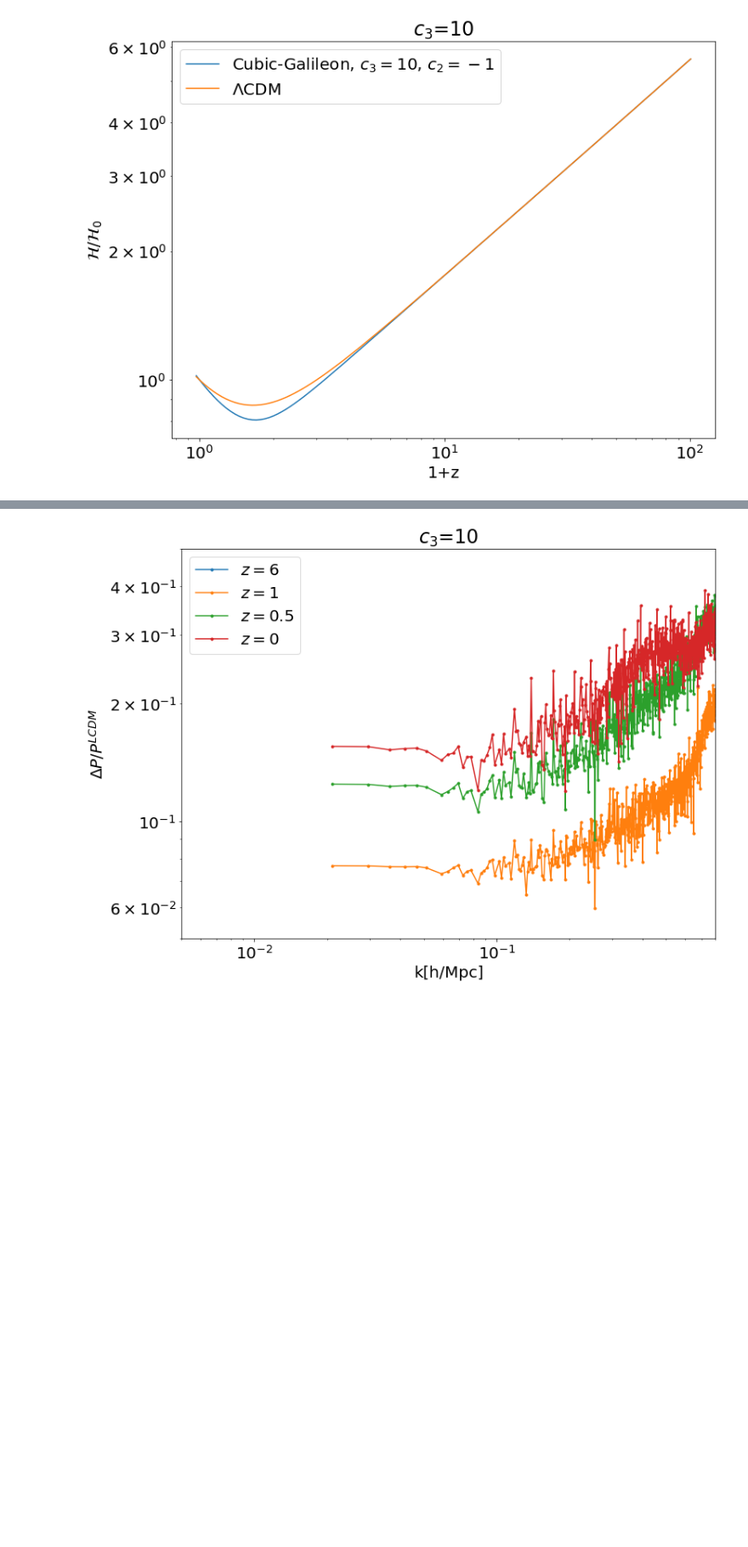
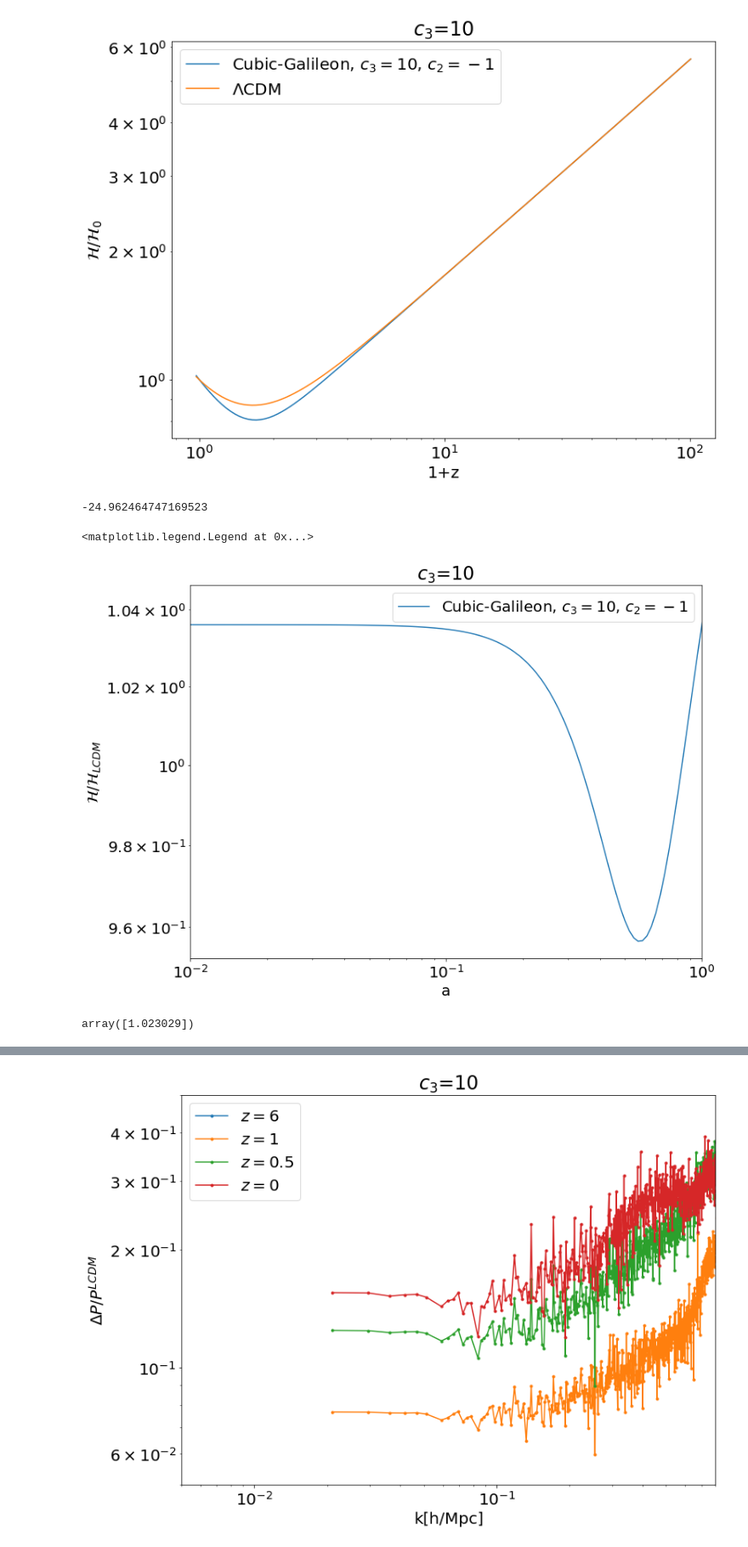
Before and after one commit to FarbodHassani/MG-evolution, a Jupyter notebook: notebooks/Cubic_Galilean.ipynb, the cells around one changed output, grey strips where cells are left out. Shown at 85% size. Saved outputs shown, nothing was run; the diff lists cells and outputs as text; code cells hidden in the pictures; blank space fills up the shorter version.

```diff
--- a/notebooks/Cubic_Galilean.ipynb
+++ b/notebooks/Cubic_Galilean.ipynb
@@ -44,3 +48,29 @@ plt.legend()
 # %% [output]
 <matplotlib.legend.Legend at 0x...>
 [figure]
+# %%
+-5.378*(10**(2/3))
+# %% [output]
+-24.962464747169523
+# %%
+plt.rcParams['font.size'] = 20
+fig = plt.figure(figsize=(12,9))
+
+plt.loglog(data['bg']['cg'][:,2], (data['bg']['cg'][:,3]*data['bg']['cg'][-1:,3])/(data['bg']['lcdm'][:,3]*data['bg']['lcdm'][-1:,3])*1.03, "-",  label = "Cubic-Galileon, $c_3=10$, $c_2 = -1$")
+# plt.loglog(1./data['bg']['lcdm'][:,2], , "-", label = "$\Lambda$CDM")
+
+
+plt.title(r"$c_3 $=10")
+plt.xlabel("a")
+plt.ylabel("$\mathcal{H}/\mathcal{H}_{LCDM}$")
+# plt.ylim(0.001, 0.5)
+plt.xlim(0.01, 1.)
+# plt.yscale('log')
+plt.legend()
+# %% [output]
+<matplotlib.legend.Legend at 0x...>
+[figure, added]
+# %%
+data['bg']['cg'][-1:,3]
+# %% [output]
+array([1.023029])
```
Also changed, not shown: parts of 4 cells of this notebook, 10 other files.
